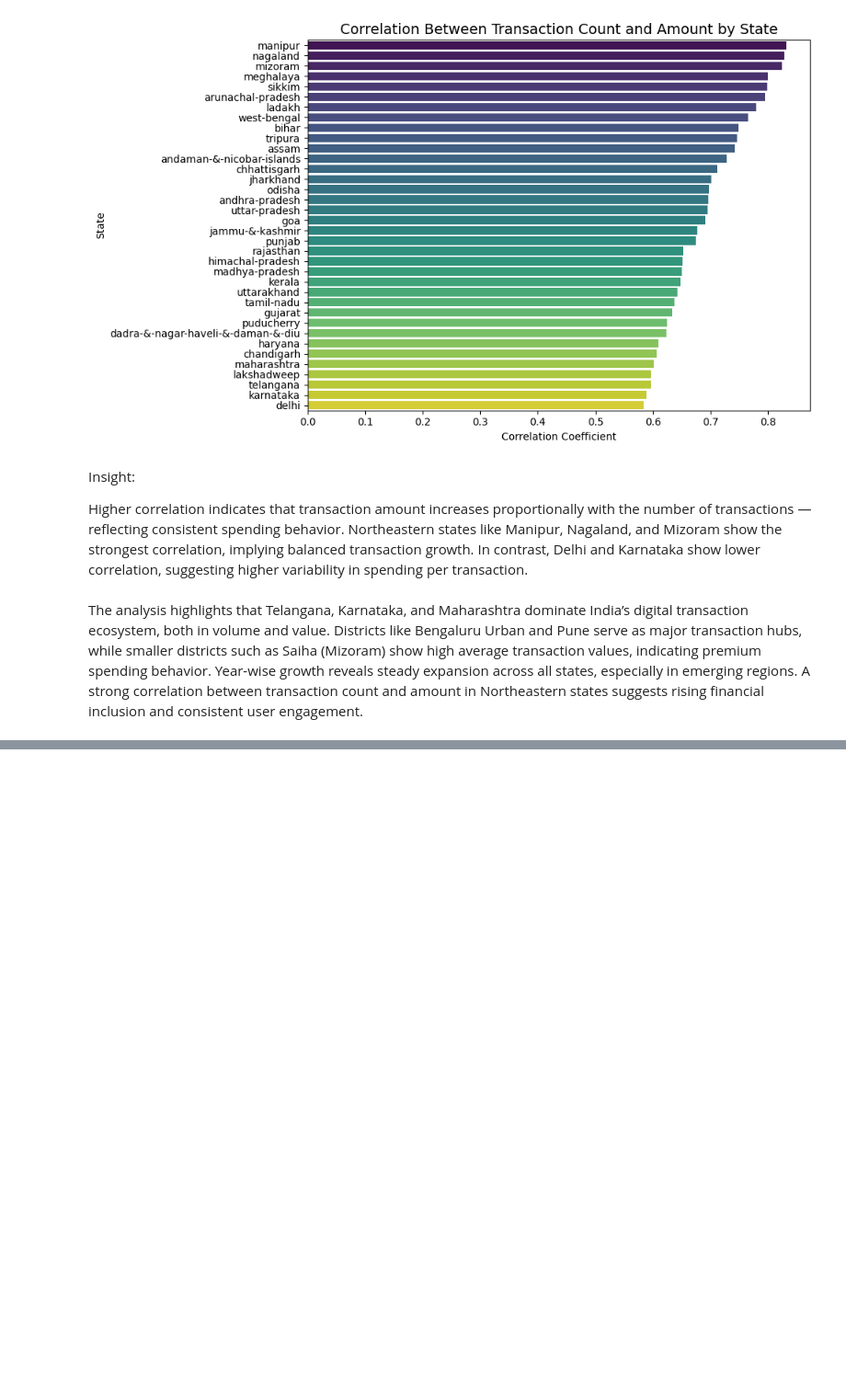
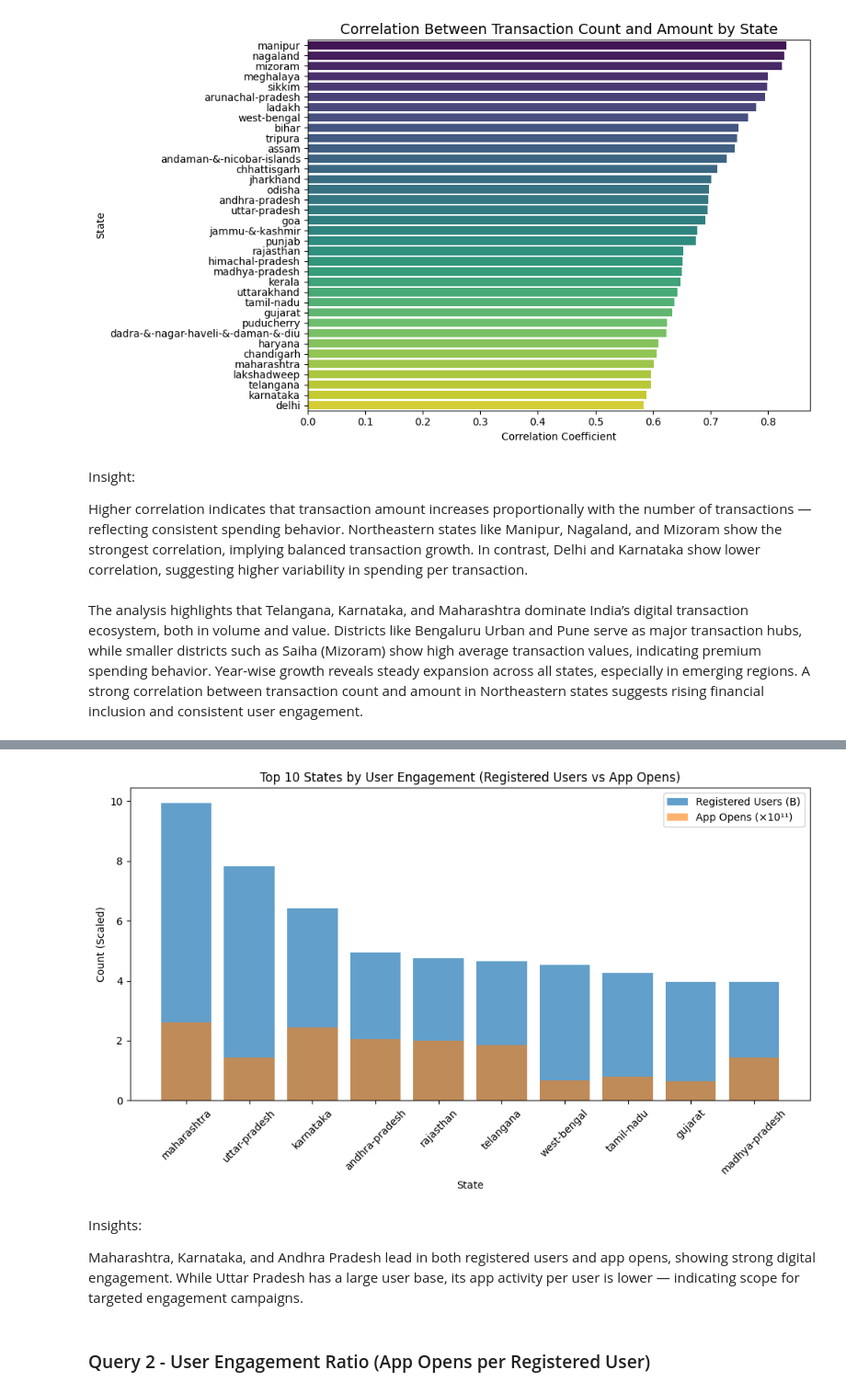
Before and after one commit to sanjusarvashni0/Phonepe_Transaction_Insights_Project, a Jupyter notebook: src/sql_analysis.ipynb, the cells around one changed output, grey strips where cells are left out. Shown at 92% size. Saved outputs shown, nothing was run; the diff lists cells and outputs as text; code cells hidden in the pictures; blank space fills up the shorter version.

```diff
--- a/src/sql_analysis.ipynb
+++ b/src/sql_analysis.ipynb
@@ -1142,0 +1158,17 @@ A strong correlation between transaction count and amount in Northeastern states
+# %%
+query21 = """
+SELECT
+    State,
+    SUM(Registered_Users) AS Total_Registered_Users,
+    SUM(App_Opens) AS Total_App_Opens
+FROM agg_user
+GROUP BY State
+ORDER BY Total_Registered_Users DESC
+LIMIT 10;
+"""
+
+mycursor.execute(query21)
+data = mycursor.fetchall()
+
+df21 = pd.DataFrame(data, columns=['State', 'Total_Registered_Users', 'Total_App_Opens'])
+df21
@@ -1142,0 +1187,23 @@ A strong correlation between transaction count and amount in Northeastern states
+# %%
+# Convert Decimal to float before plotting
+df21['Total_Registered_Users'] = df21['Total_Registered_Users'].astype(float)
+df21['Total_App_Opens'] = df21['Total_App_Opens'].astype(float)
+
+plt.figure(figsize=(10,6))
+plt.bar(df21['State'], df21['Total_Registered_Users']/1e9, label='Registered Users (B)', alpha=0.7)
+plt.bar(df21['State'], df21['Total_App_Opens']/1e11, label='App Opens (×10¹¹)', alpha=0.6)
+plt.title('Top 10 States by User Engagement (Registered Users vs App Opens)')
+plt.xlabel('State')
+plt.ylabel('Count (Scaled)')
+plt.xticks(rotation=45)
+plt.legend()
+plt.tight_layout()
+plt.show()
+# %% [output]
+[figure, added]
+# %% [markdown]
+Insights:
+
+Maharashtra, Karnataka, and Andhra Pradesh lead in both registered users and app opens, showing strong digital engagement. While Uttar Pradesh has a large user base, its app activity per user is lower — indicating scope for targeted engagement campaigns.
+# %% [markdown]
+### Query 2 - User Engagement Ratio (App Opens per Registered User)
```
Also changed, not shown: parts of 26 cells of this notebook.
